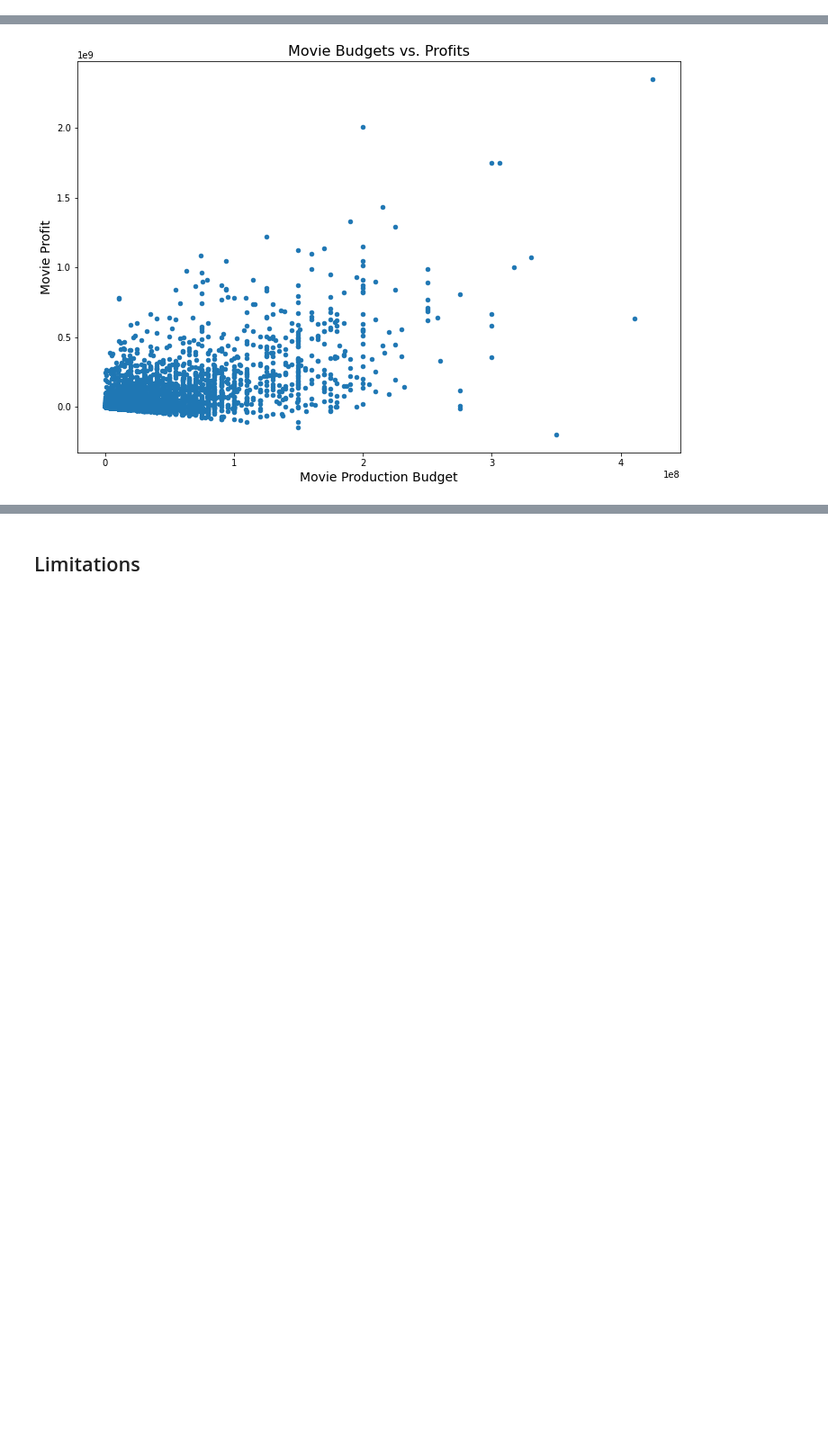
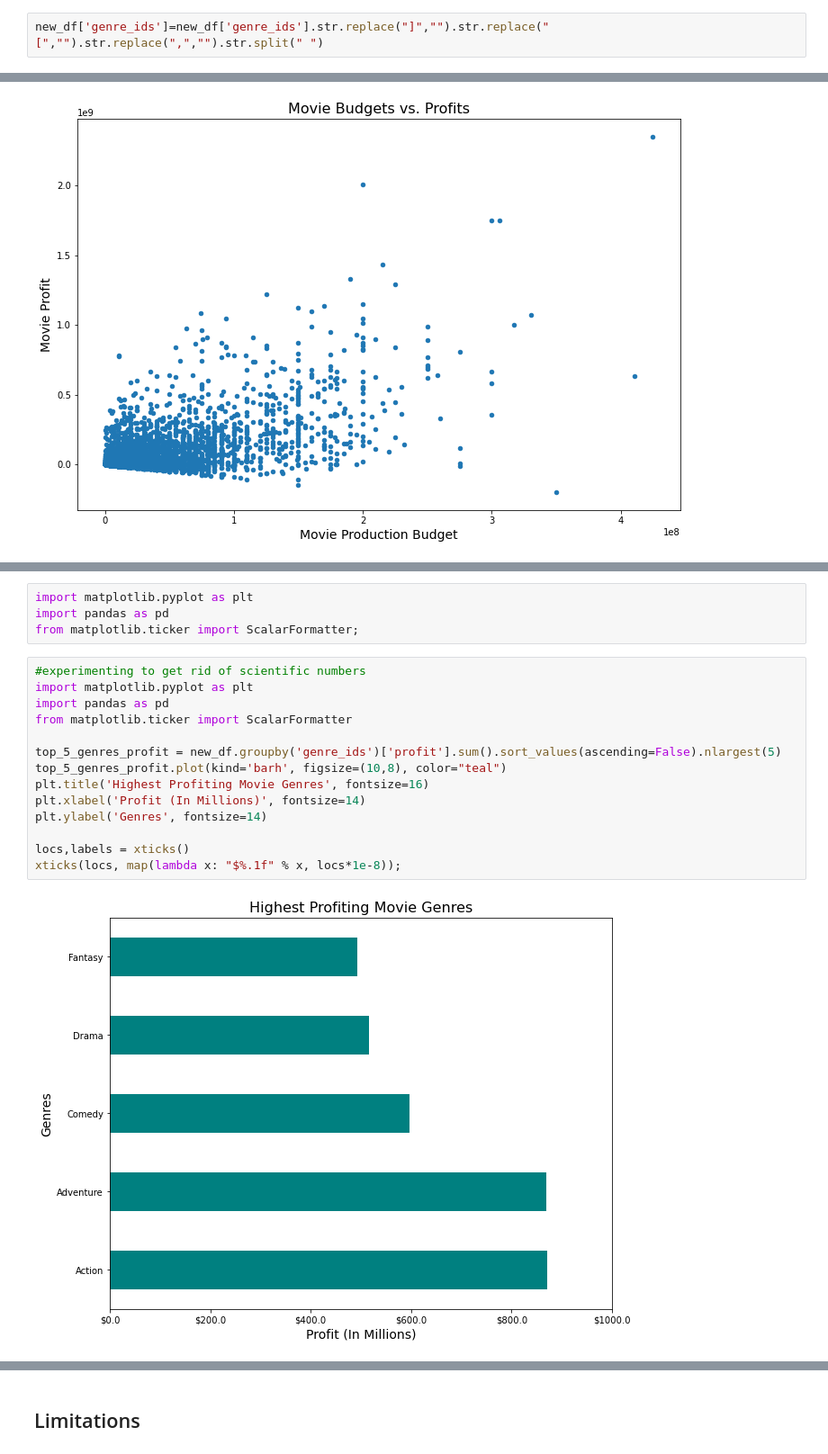
Before and after one commit to nicolemichaud03/Microsoft_Movie_data_project, a Jupyter notebook: Notebook.ipynb, the cells around one changed output, grey strips where cells are left out. Shown at 90% size. Saved outputs shown, nothing was run; the diff lists cells and outputs as text; blank space fills up the shorter version.

```diff
--- a/Notebook.ipynb
+++ b/Notebook.ipynb
@@ -329,0 +243,2 @@ Western Movies: 10
+# %%
+new_df['genre_ids']=new_df['genre_ids'].str.replace("]","").str.replace("[","").str.replace(",","").str.split(" ")
@@ -466 +445,21 @@ plt.show()
+# %%
+import matplotlib.pyplot as plt
+import pandas as pd
+from matplotlib.ticker import ScalarFormatter;
+# %%
+#experimenting to get rid of scientific numbers
+import matplotlib.pyplot as plt
+import pandas as pd
+from matplotlib.ticker import ScalarFormatter
+
+top_5_genres_profit = new_df.groupby('genre_ids')['profit'].sum().sort_values(ascending=False).nlargest(5)
+top_5_genres_profit.plot(kind='barh', figsize=(10,8), color="teal")
+plt.title('Highest Profiting Movie Genres', fontsize=16)
+plt.xlabel('Profit (In Millions)', fontsize=14)
+plt.ylabel('Genres', fontsize=14)
+
+locs,labels = xticks()
+xticks(locs, map(lambda x: "$%.1f" % x, locs*1e-8));
+# %% [output]
+[figure, added]
 # %% [markdown]
```
Also changed, not shown: parts of 33 cells of this notebook, 4 other files.
